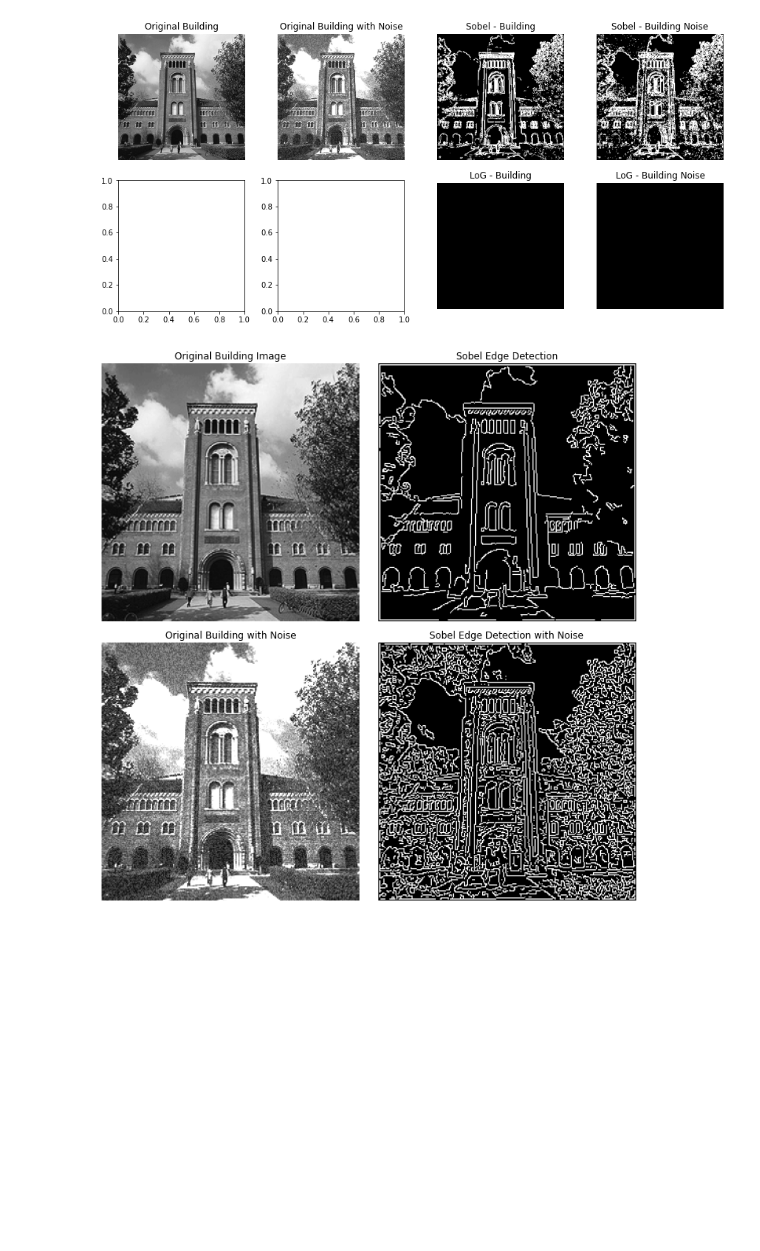
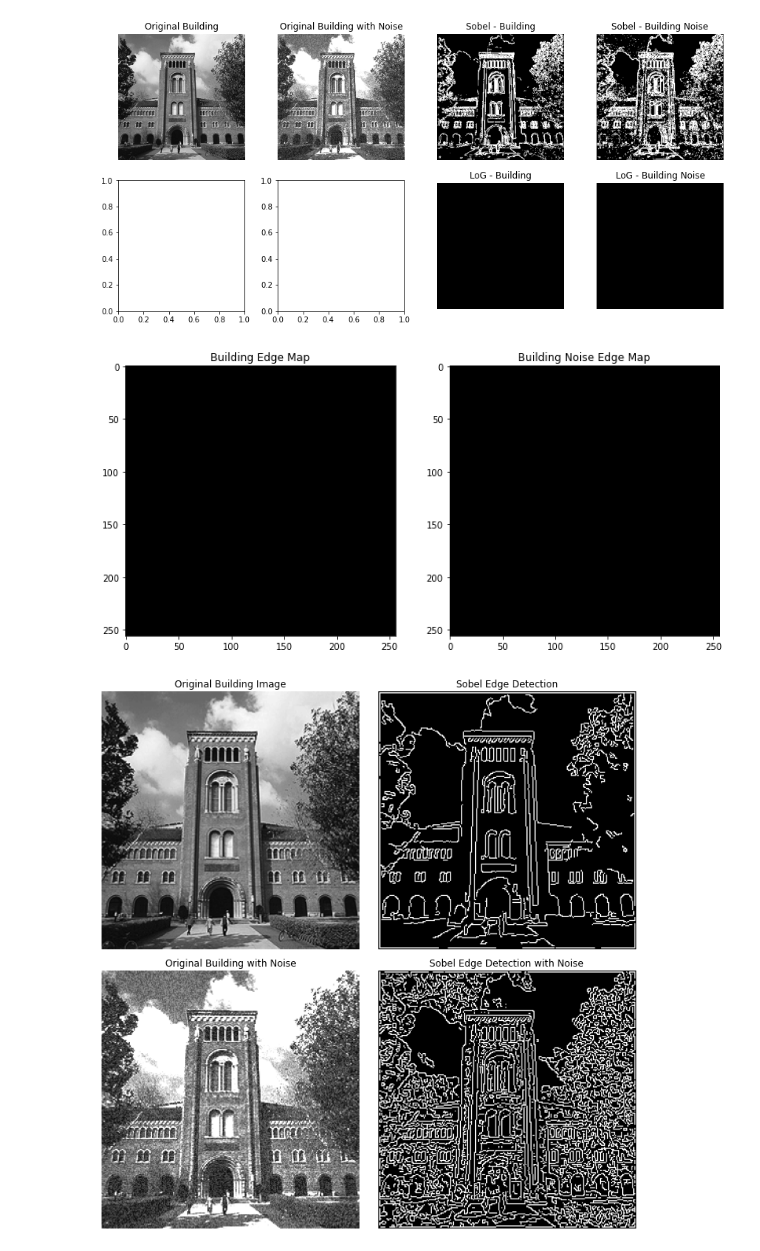
Before and after one commit to akhmedjanov3429/Image-Data-Science, a Jupyter notebook: Assignment 2/Problem 1.ipynb, the cells around one changed output. Drawn from its saved outputs; the diff is of its cells as text; code cells hidden in the pictures; blank space fills up the shorter version.

```diff
--- a/Assignment 2/Problem 1.ipynb
+++ b/Assignment 2/Problem 1.ipynb
@@ -100,6 +100,62 @@ plt.tight_layout()
 plt.show()
 # %% [output]
 [figure]
+# %%
+import numpy as np
+import matplotlib.pyplot as plt
+
+def read_raw_image(file_path, height, width):
+    with open(file_path, 'rb') as file:
+        img = np.fromfile(file, dtype=np.uint8)
+        img = img.reshape((height, width))
+    return img
+
+def sobel_operator(img):
+    # Define Sobel kernels
+    Gx = np.array([[-1, 0, 1], [-2, 0, 2], [-1, 0, 1]])
+    Gy = np.array([[-1, -2, -1], [0, 0, 0], [1, 2, 1]])
+
+    # Initialize gradients
+    grad_x = np.zeros_like(img)
+    grad_y = np.zeros_like(img)
+
+    # Compute gradients
+    # Implement the convolution with Sobel kernels here
+    # ...
+
+    # Calculate gradient magnitude
+    magnitude = np.sqrt(grad_x**2 + grad_y**2)
+
+    return magnitude
+
+def thresholding(magnitude, threshold=200):
+    edge_map = np.where(magnitude > threshold, 0, 255)
+    return edge_map.astype(np.uint8)
+
+# Main Execution
+height, width = 256, 256
+building_image = read_raw_image('./Project2_Images/building.raw', height, width)
+building_noise_image = read_raw_image('./Project2_Images/building_noise.raw', height, width)
+
+# Apply edge detection
+building_edges = sobel_operator(building_image)
+building_noise_edges = sobel_operator(building_noise_image)
+
+# Apply thresholding
+building_edge_map = thresholding(building_edges)
+building_noise_edge_map = thresholding(building_noise_edges)
+
+# Display results
+plt.figure(figsize=(12, 6))
+plt.subplot(1, 2, 1)
+plt.imshow(building_edge_map, cmap='gray')
+plt.title('Building Edge Map')
+plt.subplot(1, 2, 2)
+plt.imshow(building_noise_edge_map, cmap='gray')
+plt.title('Building Noise Edge Map')
+plt.show()
+# %% [output]
+[figure, added]
 # %%
 #Advanced edge detection уalgorithms
 
```
Also changed, not shown: 5 other files.
